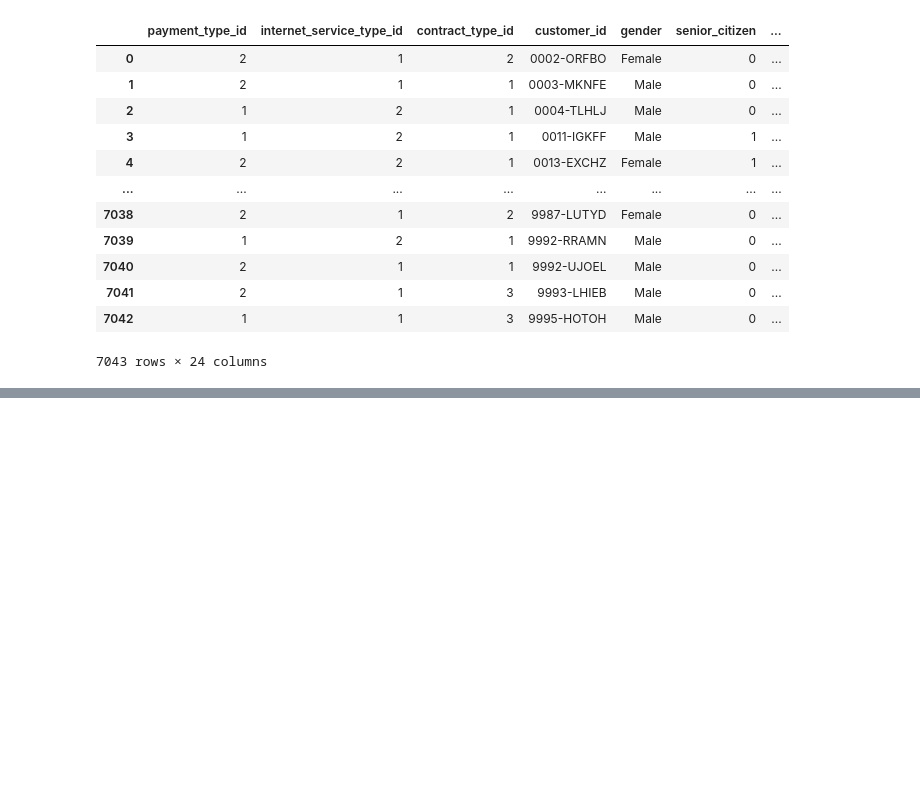
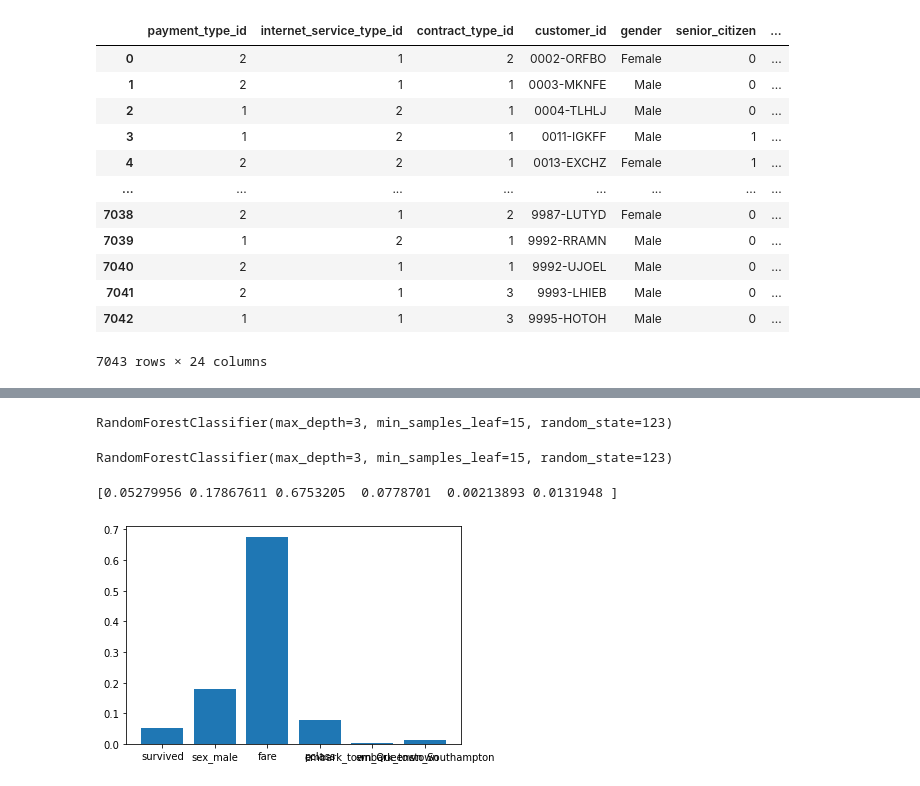
Before and after one commit to Michael-Austin-Mesa/classification-exercises, a Jupyter notebook: model.ipynb, the cells around one changed output, grey strips where cells are left out. Cells and saved outputs as stored; diff of their text form; code cells hidden in the pictures; blank space fills up the shorter version.

```diff
--- a/model.ipynb
+++ b/model.ipynb
@@ -210,5 +212,5 @@ telco
 | 7042 | 1 | 1 | 3 | 9995-HOTOH | Male | 0 | ... |
 7043 rows × 24 columns
 # %%
-x_train = telco[['internet_service_type_Fiber optic', 'internet_service_type_None','senior_citizen','tenure']]
-y_train = telco['churn_Yes']
+#x_train = telco[['internet_service_type_Fiber optic', 'internet_service_type_None','senior_citizen','tenure']]
+#y_train = telco['churn_Yes']
@@ -219,4 +219,4 @@ tree = DecisionTreeClassifier(max_depth = 3)
 # %%
-tree.fit(x_train, y_train)
+#tree.fit(x_train, y_train)
 
-print(export_text(tree, feature_names=x_train.columns.tolist()))
+#print(export_text(tree, feature_names=x_train.columns.tolist()))
@@ -222,0 +240,19 @@ print(export_text(tree, feature_names=x_train.columns.tolist()))
+# %%
+forest = RandomForestClassifier(max_depth=3, min_samples_leaf=15, random_state=123)
+# %%
+forest
+# %% [output]
+RandomForestClassifier(max_depth=3, min_samples_leaf=15, random_state=123)
+# %%
+forest.fit(x_train, y_train)
+# %% [output]
+RandomForestClassifier(max_depth=3, min_samples_leaf=15, random_state=123)
+# %%
+print(forest.feature_importances_)
+# %% [output]
+[0.05279956 0.17867611 0.6753205  0.0778701  0.00213893 0.0131948 ]
+# %%
+plt.bar(x_train.columns, forest.feature_importances_)
+plt.show()
+# %% [output]
+[figure, added]
```
Also changed, not shown: parts of 13 cells of this notebook.
